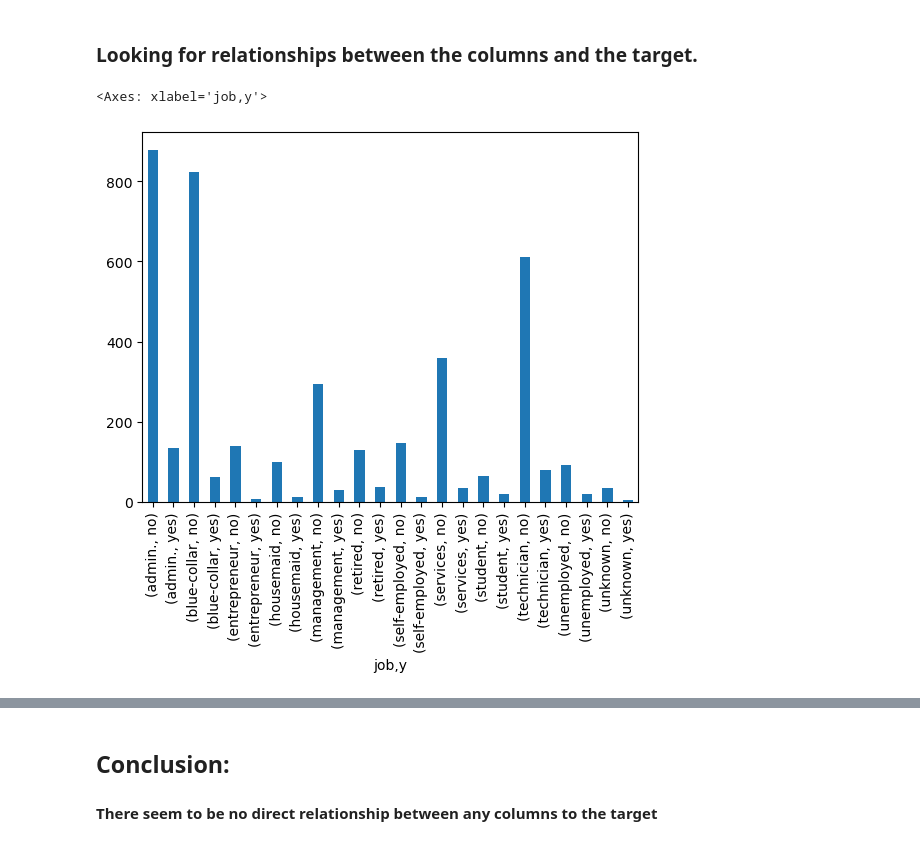
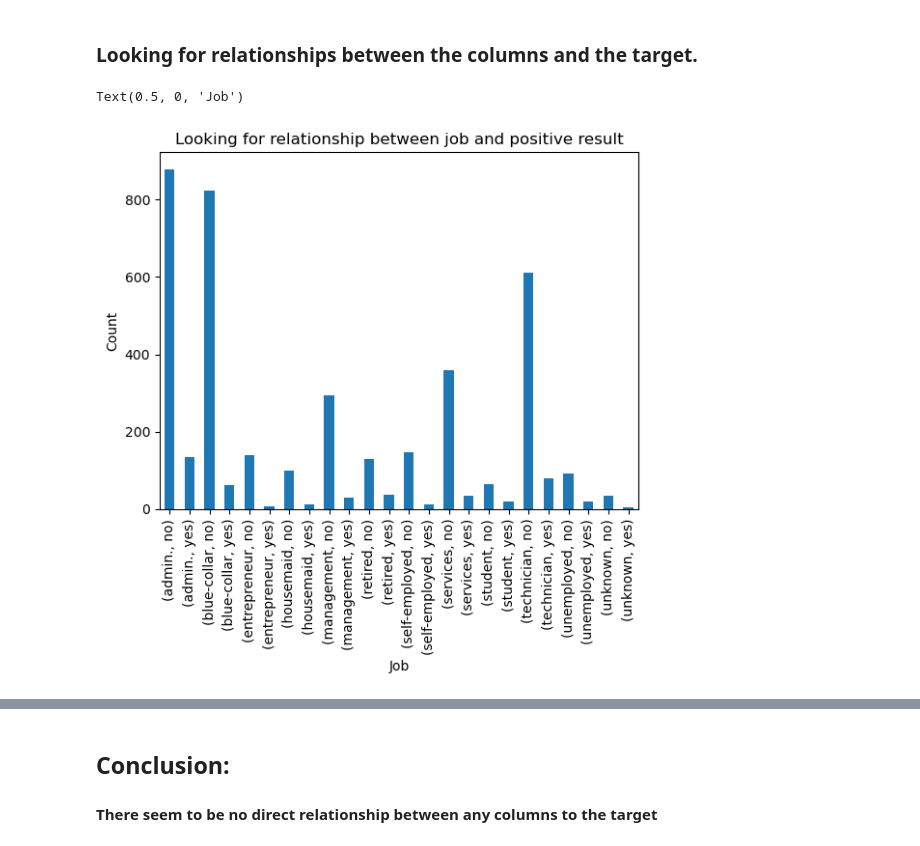
Before and after one commit to dipesh267/ClassificationModelComparison, a Jupyter notebook: BankMarketing.ipynb, the cells around one changed output, grey strips where cells are left out. Saved outputs shown, nothing was run; the diff lists cells and outputs as text; code cells hidden in the pictures.

```diff
--- a/BankMarketing.ipynb
+++ b/BankMarketing.ipynb
@@ -84,10 +84,13 @@ Text(0.5, 0, 'Class')
 # %%
 # job vs. target
 newdf = df[['job','y']]
 newdf.groupby('job')['y'].value_counts().plot(kind='bar')
+plt.title('Looking for relationship between job and positive result')
+plt.ylabel('Count')
+plt.xlabel('Job')
 # %% [output]
-<Axes: xlabel='job,y'>
+Text(0.5, 0, 'Job')
-[figure, old version]
+[figure, new version]
 # %%
 # marital status vs. target
 newdf = df.groupby('y')[['marital','y']]
```
Also changed, not shown: parts of 2 cells of this notebook, 2 other files.
